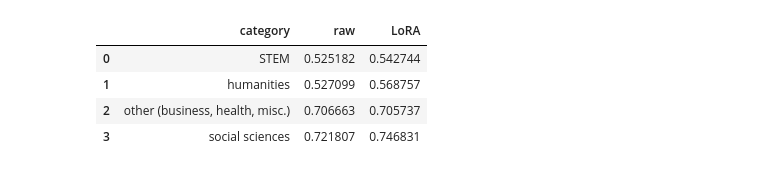
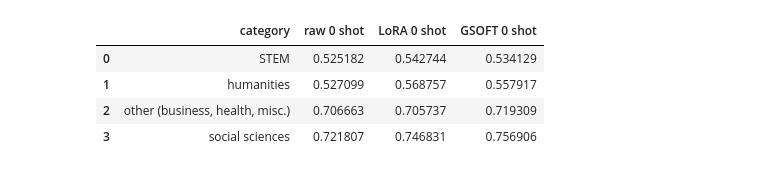
Before and after one commit to Bogachevv/OrthogonalFineTune, a Jupyter notebook: view_preds.ipynb, the cells around one changed output. Saved outputs shown, nothing was run; the diff lists cells and outputs as text; code cells hidden in the pictures.

```diff
--- a/view_preds.ipynb
+++ b/view_preds.ipynb
@@ -73,11 +118,14 @@ for run_name, preds_df in preds_dfs.items():
         right_on='category',
         how='right'
     )
-# %%
-acc_by_categories
-# %% [output]
-|  | category | raw | LoRA |
-| 0 | STEM | 0.525182 | 0.542744 |
-| 1 | humanities | 0.527099 | 0.568757 |
-| 2 | other (business, health, misc.) | 0.706663 | 0.705737 |
-| 3 | social sciences | 0.721807 | 0.746831 |
+# %%
+acc_by_categories.loc[:, list(filter(
+    lambda s: ('5 shot' not in s),
+    acc_by_categories.columns
+))]
+# %% [output]
+|  | category | raw 0 shot | LoRA 0 shot | GSOFT 0 shot |
+| 0 | STEM | 0.525182 | 0.542744 | 0.534129 |
+| 1 | humanities | 0.527099 | 0.568757 | 0.557917 |
+| 2 | other (business, health, misc.) | 0.706663 | 0.705737 | 0.719309 |
+| 3 | social sciences | 0.721807 | 0.746831 | 0.756906 |
```
Also changed, not shown: parts of 10 cells of this notebook, 6 other files.
